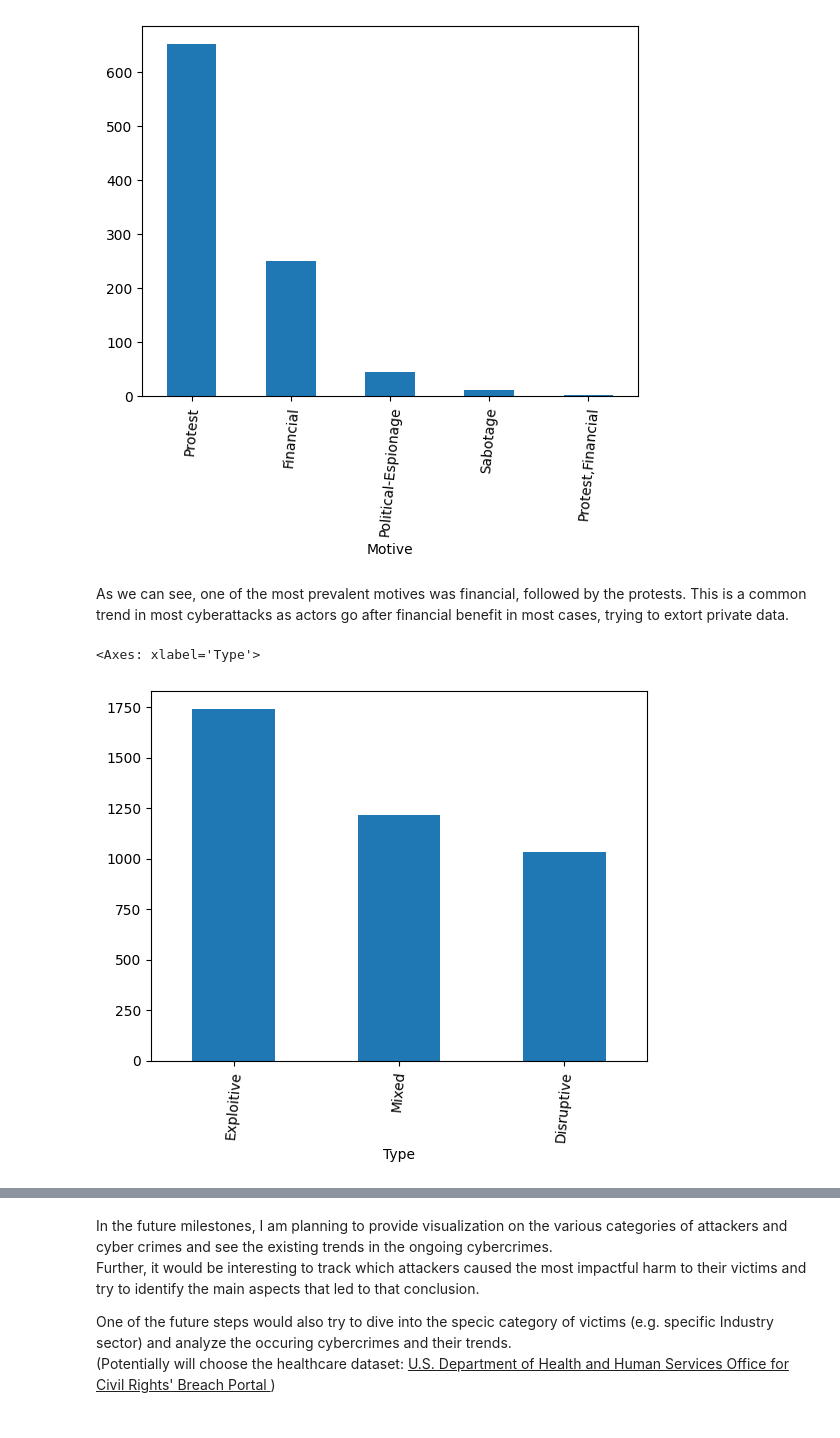
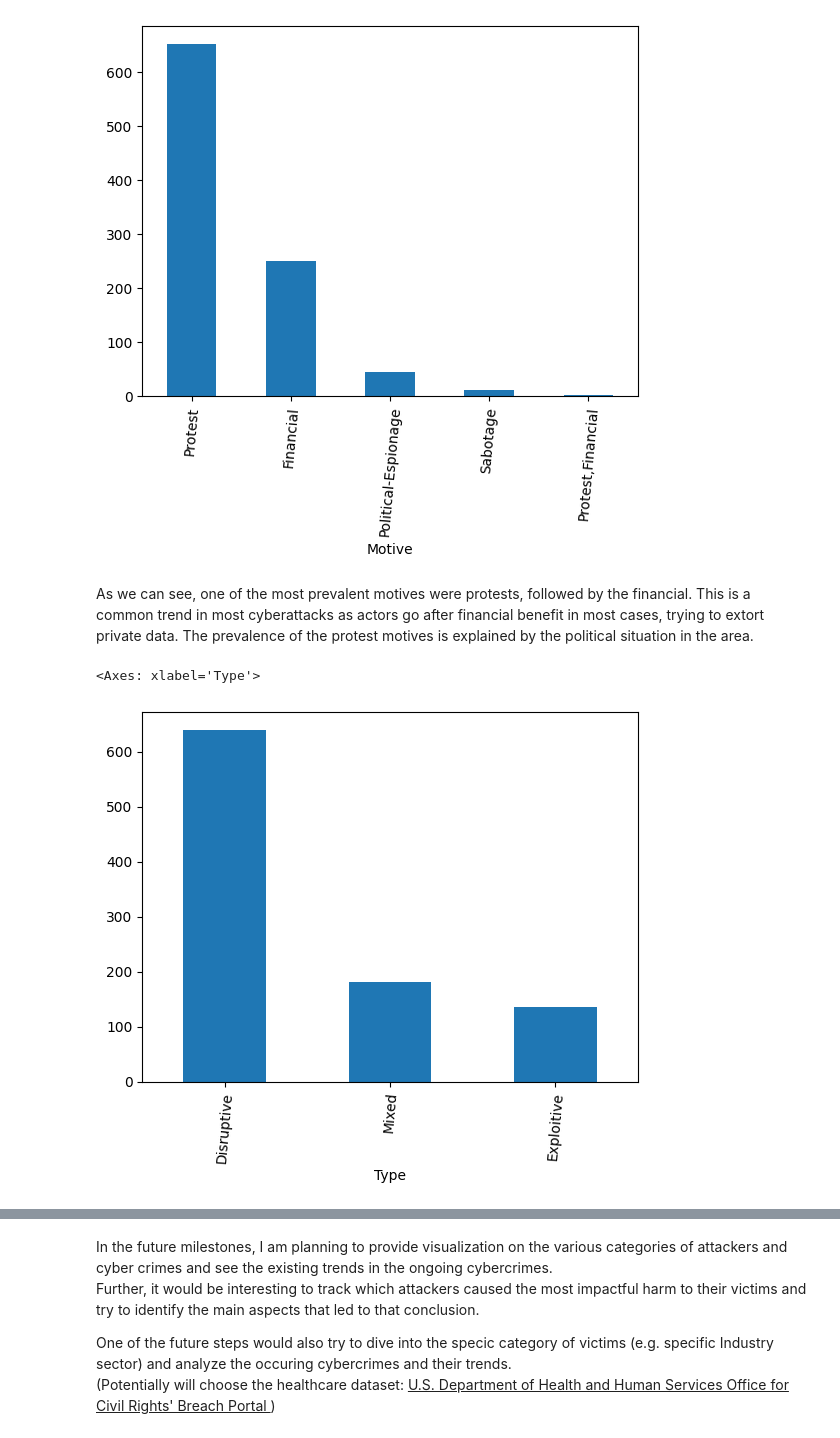
Before and after one commit to Sof0-0/CMPS3160_Project_CyberAttacks, a Jupyter notebook: DSProject.ipynb, the cells around one changed output, grey strips where cells are left out. Saved outputs shown, nothing was run; the diff lists cells and outputs as text; code cells hidden in the pictures.

```diff
--- a/DSProject.ipynb
+++ b/DSProject.ipynb
@@ -356,11 +375,10 @@ filtered_att['Motive'].value_counts().plot.bar(rot=85)
 <Axes: xlabel='Motive'>
 [figure]
 # %% [markdown]
-As we can see, one of the most prevalent motives was financial, followed by the protests. This is a common trend in most cyberattacks as actors go after financial benefit in most cases, trying to extort private data.
+As we can see, one of the most prevalent motives were protests, followed by the financial. This is a common trend in most cyberattacks as actors go after financial benefit in most cases, trying to extort private data. The prevalence of the protest motives is explained by the political situation in the area.
 # %%
-filtered_att = df_attack[df_attack['Type'] != 'Undetermined']
 filtered_att['Type'].value_counts().plot.bar(rot=85)
 # %% [output]
 <Axes: xlabel='Type'>
-[figure, old version]
+[figure, new version]
 # %% [markdown]
```
Also changed, not shown: parts of 16 cells of this notebook.
